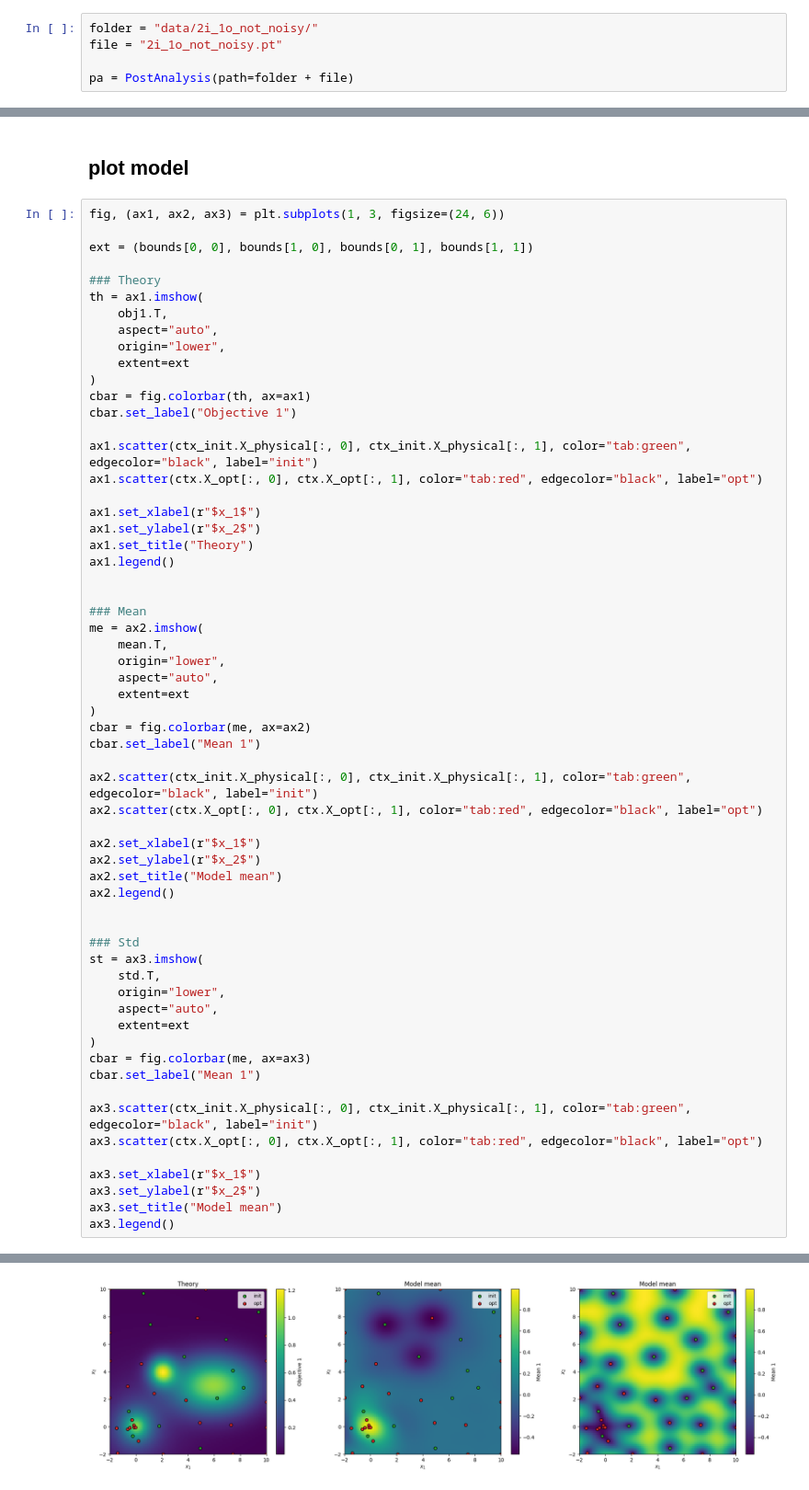
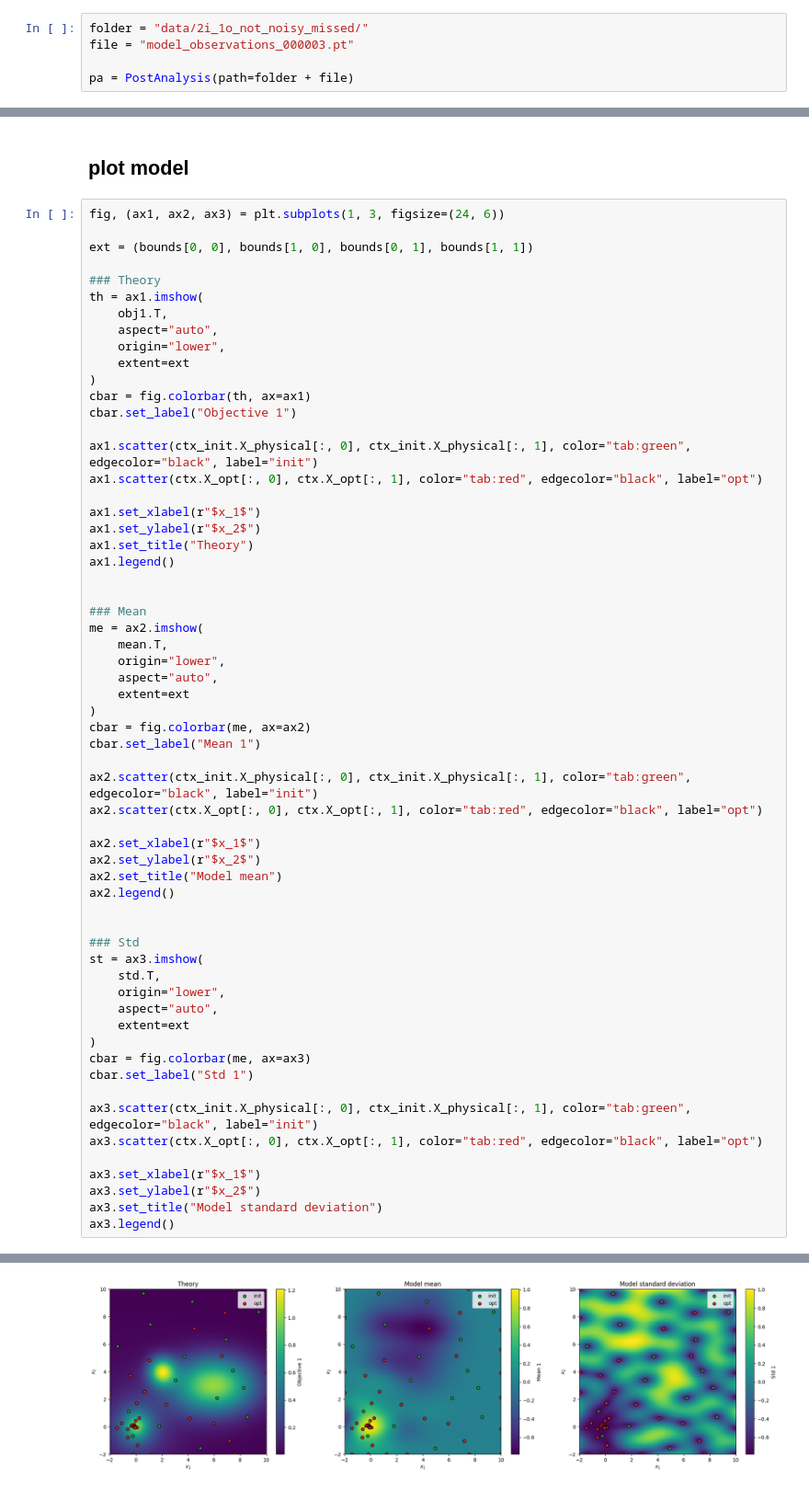
Before and after one commit to SemionTche/laplace_opt, a Jupyter notebook: examples/2i_1o.ipynb, the cells around one changed output, grey strips where cells are left out. Shown at 92% size. Saved outputs shown, nothing was run; the diff lists cells and outputs as text.

```diff
--- a/examples/2i_1o.ipynb
+++ b/examples/2i_1o.ipynb
@@ -21,8 +21,8 @@ import torch
 from laplace_opt.post_analysis.postAnalysis import PostAnalysis
 from tests.test_function.target_function import target_function
 # %%
-folder = "data/2i_1o_not_noisy/"
-file = "2i_1o_not_noisy.pt"
+folder = "data/2i_1o_not_noisy_missed/"
+file = "model_observations_000003.pt"
 
 pa = PostAnalysis(path=folder + file)
 # %% [output]
@@ -164,33 +164,33 @@ me = ax2.imshow(
 )
 cbar = fig.colorbar(me, ax=ax2)
 cbar.set_label("Mean 1")
 
 ax2.scatter(ctx_init.X_physical[:, 0], ctx_init.X_physical[:, 1], color="tab:green", edgecolor="black", label="init")
 ax2.scatter(ctx.X_opt[:, 0], ctx.X_opt[:, 1], color="tab:red", edgecolor="black", label="opt")
 
 ax2.set_xlabel(r"$x_1$")
 ax2.set_ylabel(r"$x_2$")
 ax2.set_title("Model mean")
 ax2.legend()
 
 
 ### Std
 st = ax3.imshow(
     std.T,
     origin="lower",
     aspect="auto",
     extent=ext
 )
 cbar = fig.colorbar(me, ax=ax3)
-cbar.set_label("Mean 1")
+cbar.set_label("Std 1")
 
 ax3.scatter(ctx_init.X_physical[:, 0], ctx_init.X_physical[:, 1], color="tab:green", edgecolor="black", label="init")
 ax3.scatter(ctx.X_opt[:, 0], ctx.X_opt[:, 1], color="tab:red", edgecolor="black", label="opt")
 
 ax3.set_xlabel(r"$x_1$")
 ax3.set_ylabel(r"$x_2$")
-ax3.set_title("Model mean")
+ax3.set_title("Model standard deviation")
 ax3.legend()
 # %% [output]
 <matplotlib.legend.Legend at 0x...>
-[figure, old version]
+[figure, new version]
```
Also changed, not shown: parts of 4 cells of this notebook, 7 other files.
